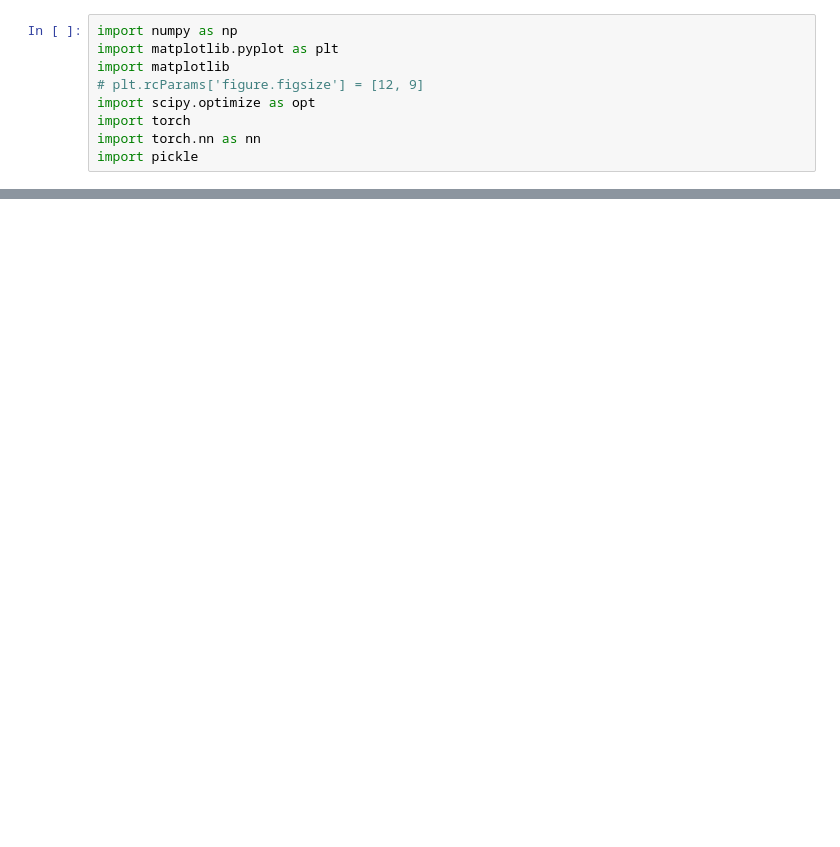
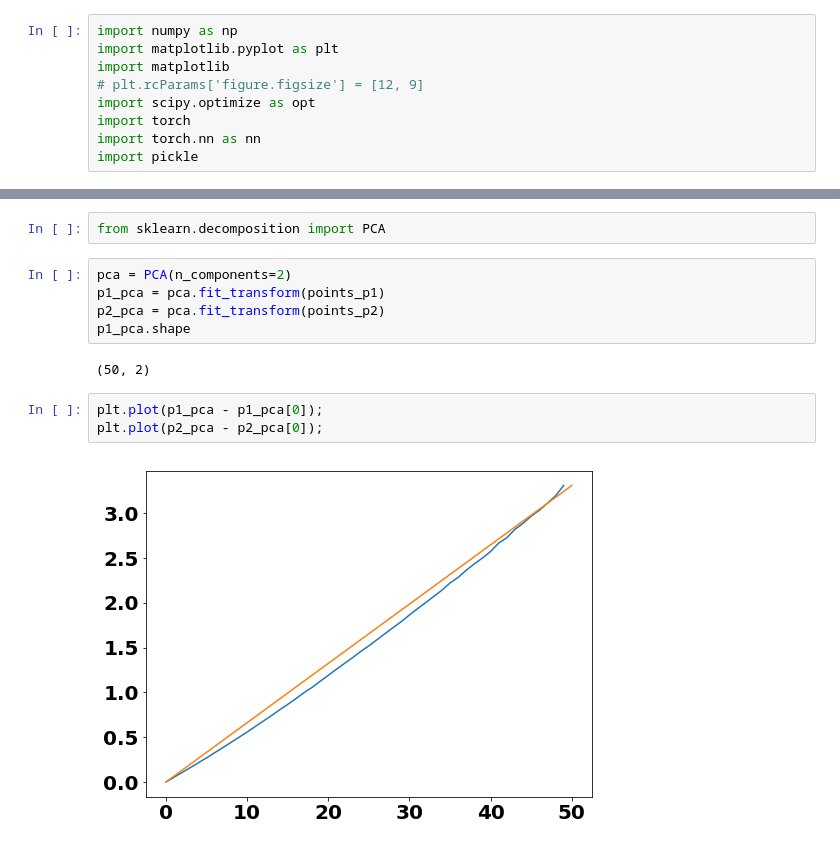
Before and after one commit to ynahshan/nn-quantization-pytorch, a Jupyter notebook: jupyter/loss_vs_p_quadratic.ipynb, the cells around one changed output, grey strips where cells are left out. Saved outputs shown, nothing was run; the diff lists cells and outputs as text; blank space fills up the shorter version.

```diff
--- a/jupyter/loss_vs_p_quadratic.ipynb
+++ b/jupyter/loss_vs_p_quadratic.ipynb
@@ -31,0 +133,14 @@ plt.legend(["L(p) = {:.2f}*p^2 + {:.2f}*p + {:.2f}".format(z[0], z[1], z[2])]);
+# %%
+from sklearn.decomposition import PCA
+# %%
+pca = PCA(n_components=2)
+p1_pca = pca.fit_transform(points_p1)
+p2_pca = pca.fit_transform(points_p2)
+p1_pca.shape
+# %% [output]
+(50, 2)
+# %%
+plt.plot(p1_pca - p1_pca[0]);
+plt.plot(p2_pca - p2_pca[0]);
+# %% [output]
+[figure, added]
```
Also changed, not shown: parts of 10 cells of this notebook, 13 other files.
